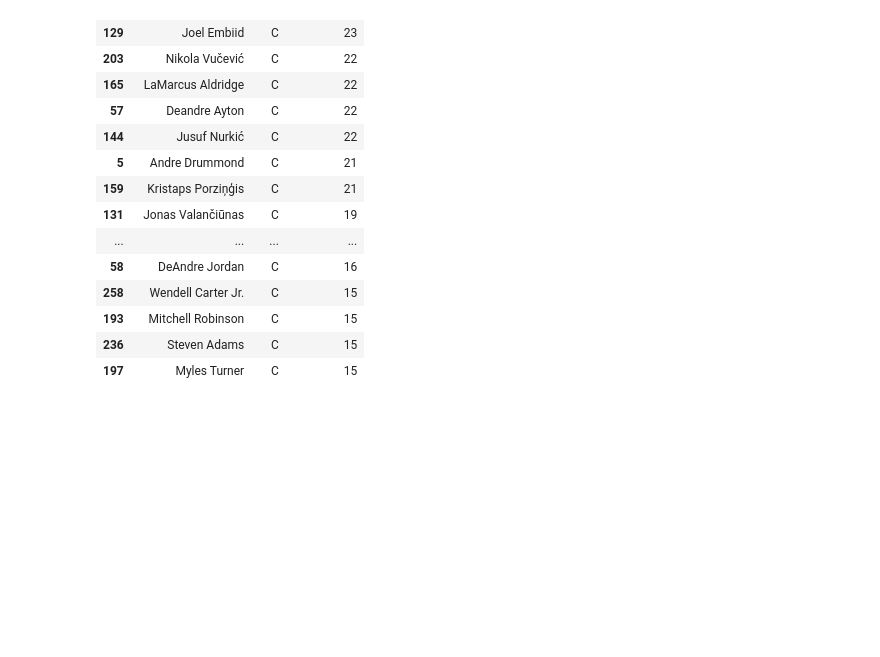
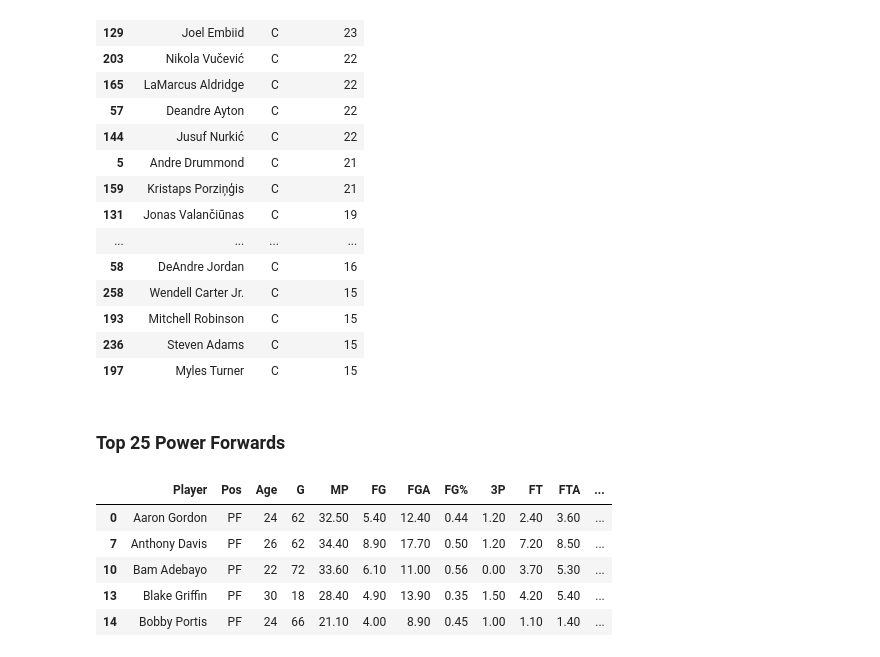
Before and after one commit to KenHoffman95/Fantasy-Basketball-Preseason-Analysis-2020, a Jupyter notebook: Data Cleaning, Feature Engineering and EDA Pt. 2.ipynb, the cells around one changed output. Drawn from its saved outputs; the diff is of its cells as text; code cells hidden in the pictures; blank space fills up the shorter version.

Commit message:
Add files via upload
Sorted out top 25 small forwards and power forwards

```diff
--- a/Data Cleaning, Feature Engineering and EDA Pt. 2.ipynb
+++ b/Data Cleaning, Feature Engineering and EDA Pt. 2.ipynb
@@ -1072,3 +1072,16 @@ top_centers
 | 193 | Mitchell Robinson | C | 15 |
 | 236 | Steven Adams | C | 15 |
 | 197 | Myles Turner | C | 15 |
+# %% [markdown]
+### Top 25 Power Forwards
+# %%
+df_pf = df[df['Pos']=='PF']
+# %%
+df_pf.head()
+# %% [output]
+|  | Player | Pos | Age | G | MP | FG | FGA | FG% | 3P | FT | FTA | ... |
+| 0 | Aaron Gordon | PF | 24 | 62 | 32.50 | 5.40 | 12.40 | 0.44 | 1.20 | 2.40 | 3.60 | ... |
+| 7 | Anthony Davis | PF | 26 | 62 | 34.40 | 8.90 | 17.70 | 0.50 | 1.20 | 7.20 | 8.50 | ... |
+| 10 | Bam Adebayo | PF | 22 | 72 | 33.60 | 6.10 | 11.00 | 0.56 | 0.00 | 3.70 | 5.30 | ... |
+| 13 | Blake Griffin | PF | 30 | 18 | 28.40 | 4.90 | 13.90 | 0.35 | 1.50 | 4.20 | 5.40 | ... |
+| 14 | Bobby Portis | PF | 24 | 66 | 21.10 | 4.00 | 8.90 | 0.45 | 1.00 | 1.10 | 1.40 | ... |
```
Also changed, not shown: parts of 6 cells of this notebook.
